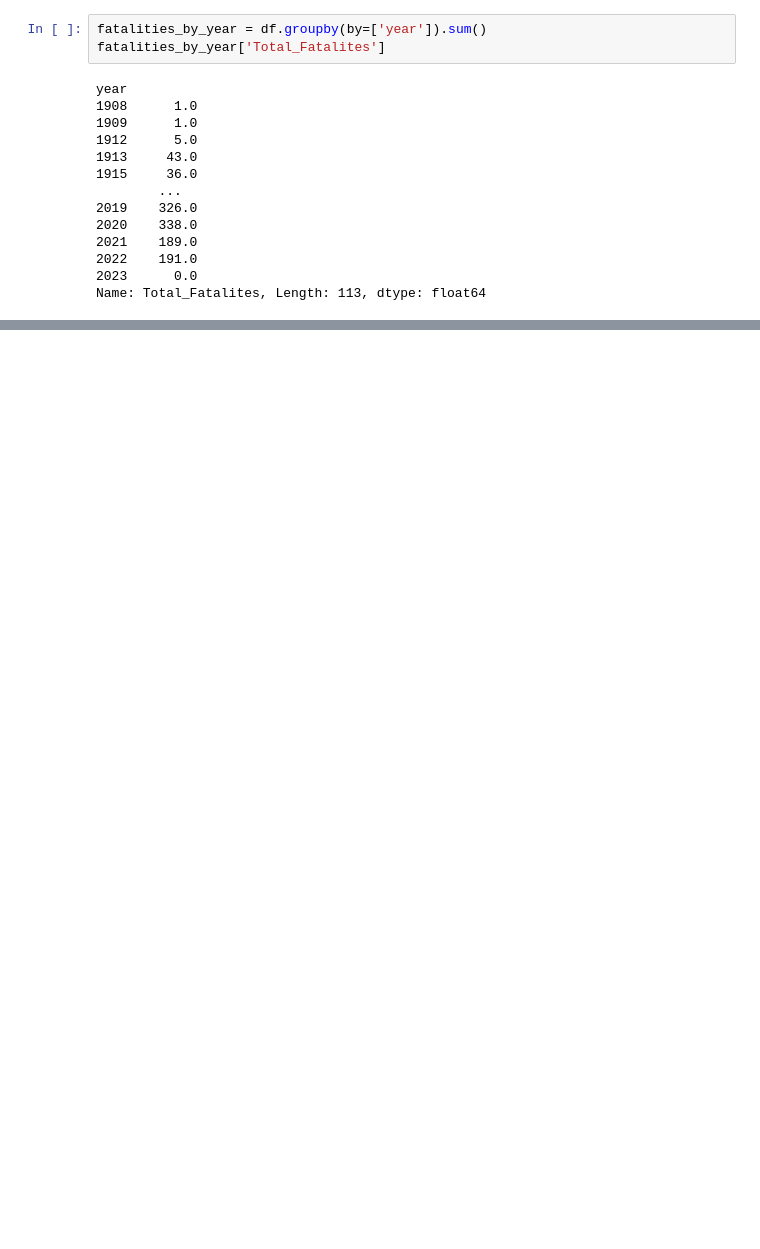
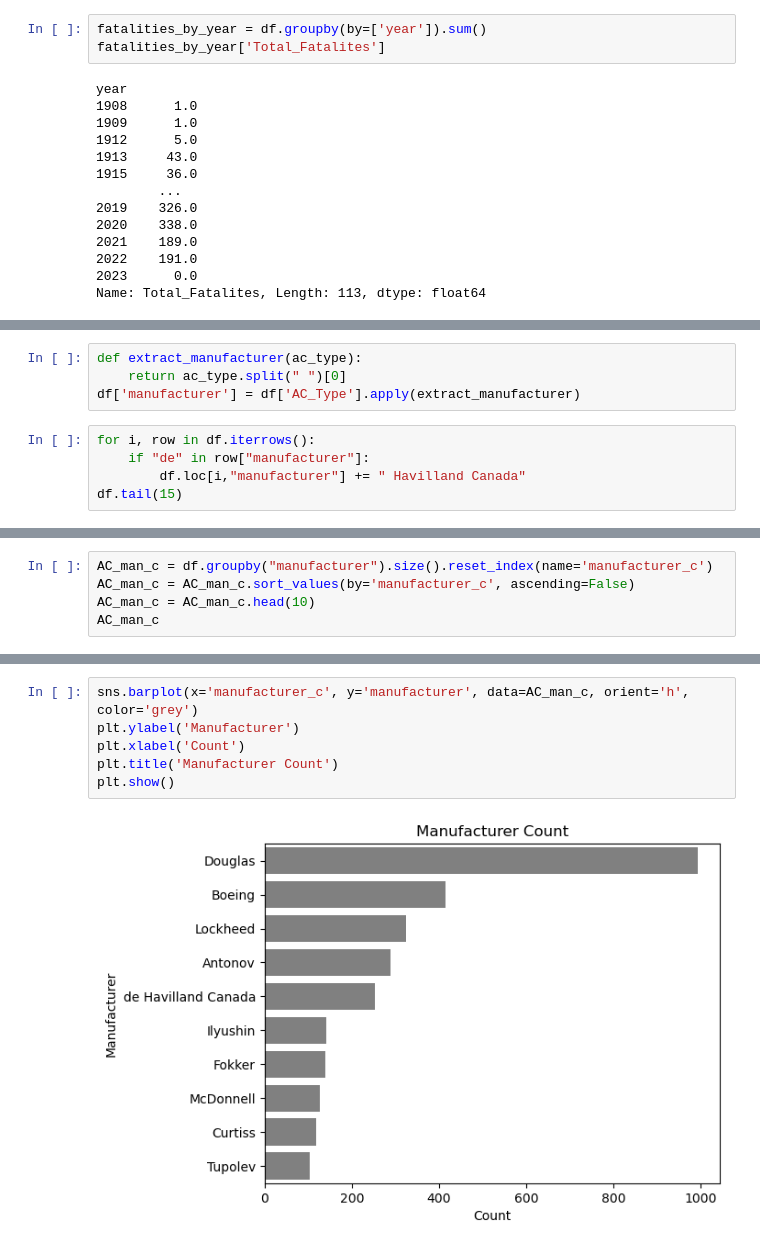
Before and after one commit to marxio09dio/Airplanes-Crashes-Study, a Jupyter notebook: eda.ipynb, the cells around one changed output, grey strips where cells are left out. Drawn from its saved outputs; the diff is of its cells as text; blank space fills up the shorter version.

```diff
--- a/eda.ipynb
+++ b/eda.ipynb
@@ -55,0 +187,9 @@ Name: Total_Fatalites, Length: 113, dtype: float64
+# %%
+def extract_manufacturer(ac_type):
+    return ac_type.split(" ")[0]
+df['manufacturer'] = df['AC_Type'].apply(extract_manufacturer)
+# %%
+for i, row in df.iterrows():
+    if "de" in row["manufacturer"]:
+        df.loc[i,"manufacturer"] += " Havilland Canada"
+df.tail(15)
@@ -55,0 +213,5 @@ Name: Total_Fatalites, Length: 113, dtype: float64
+# %%
+AC_man_c = df.groupby("manufacturer").size().reset_index(name='manufacturer_c')
+AC_man_c = AC_man_c.sort_values(by='manufacturer_c', ascending=False)
+AC_man_c = AC_man_c.head(10)
+AC_man_c
@@ -55,0 +230,8 @@ Name: Total_Fatalites, Length: 113, dtype: float64
+# %%
+sns.barplot(x='manufacturer_c', y='manufacturer', data=AC_man_c, orient='h', color='grey')
+plt.ylabel('Manufacturer')
+plt.xlabel('Count')
+plt.title('Manufacturer Count')
+plt.show()
+# %% [output]
+[figure, added]
```
Also changed, not shown: parts of 27 cells of this notebook.
